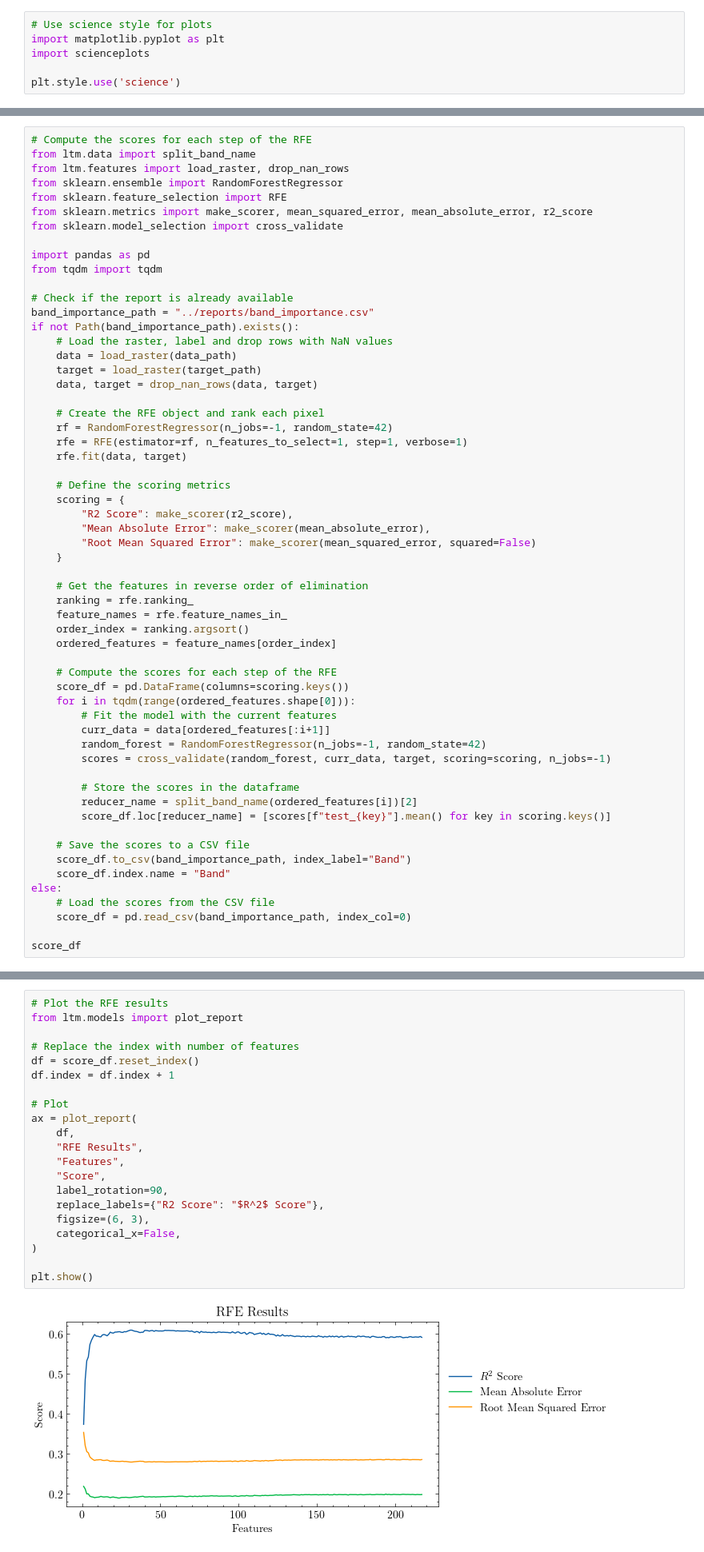
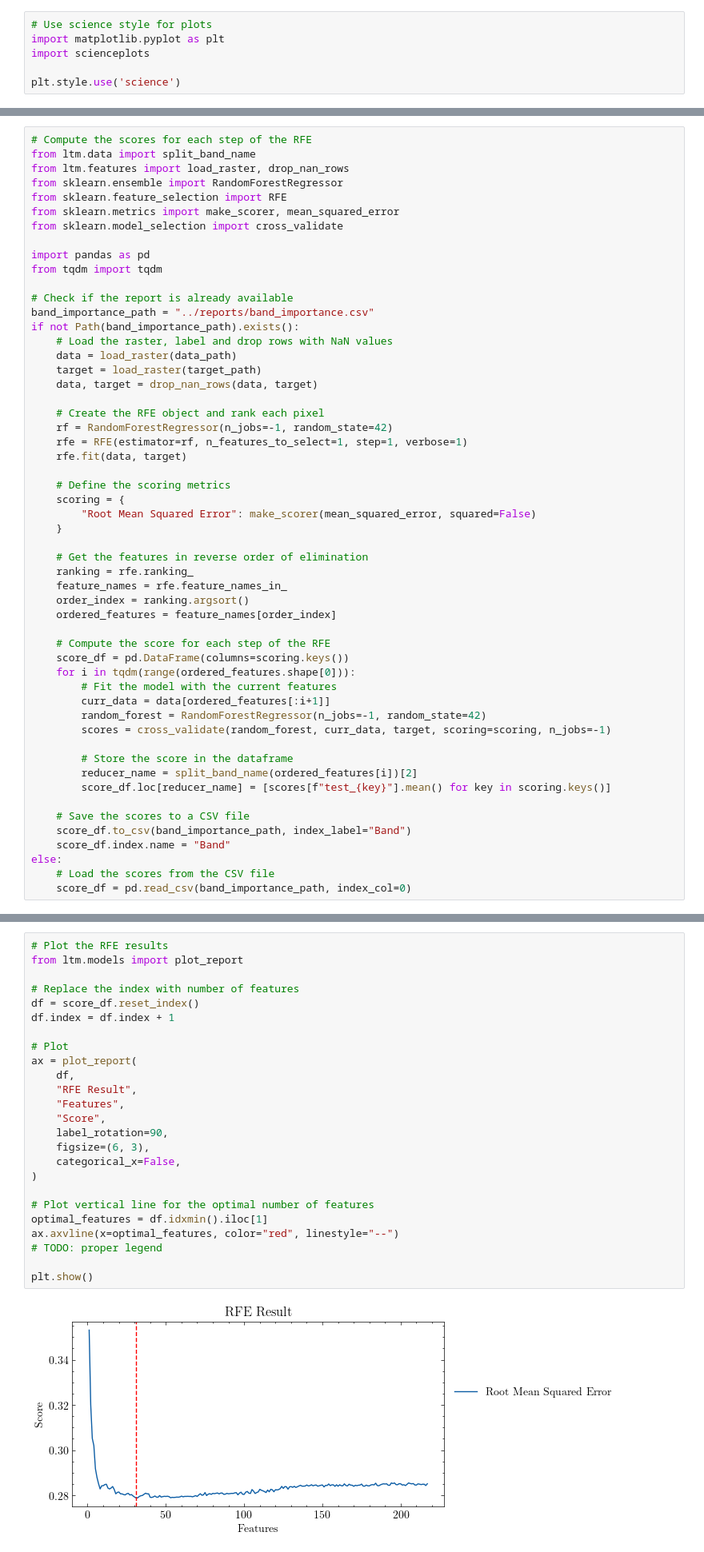
Before and after one commit to Lumcoin/leaf-type-mixture, a Jupyter notebook: notebooks/1-ph-band-importance.ipynb, the cells around one changed output, grey strips where cells are left out. Shown at 80% size. Cells and saved outputs as stored; diff of their text form.

```diff
--- a/notebooks/1-ph-band-importance.ipynb
+++ b/notebooks/1-ph-band-importance.ipynb
@@ -118,7 +122,7 @@ from ltm.data import split_band_name
 from ltm.features import load_raster, drop_nan_rows
 from sklearn.ensemble import RandomForestRegressor
 from sklearn.feature_selection import RFE
-from sklearn.metrics import make_scorer, mean_squared_error, mean_absolute_error, r2_score
+from sklearn.metrics import make_scorer, mean_squared_error
 from sklearn.model_selection import cross_validate
 
 import pandas as pd
@@ -139,8 +143,6 @@ if not Path(band_importance_path).exists():
 
     # Define the scoring metrics
     scoring = {
-        "R2 Score": make_scorer(r2_score),
-        "Mean Absolute Error": make_scorer(mean_absolute_error),
         "Root Mean Squared Error": make_scorer(mean_squared_error, squared=False)
     }
 
@@ -150,7 +152,7 @@ if not Path(band_importance_path).exists():
     order_index = ranking.argsort()
     ordered_features = feature_names[order_index]
 
-    # Compute the scores for each step of the RFE
+    # Compute the score for each step of the RFE
     score_df = pd.DataFrame(columns=scoring.keys())
     for i in tqdm(range(ordered_features.shape[0])):
         # Fit the model with the current features
@@ -158,7 +160,7 @@ if not Path(band_importance_path).exists():
         random_forest = RandomForestRegressor(n_jobs=-1, random_state=42)
         scores = cross_validate(random_forest, curr_data, target, scoring=scoring, n_jobs=-1)
 
-        # Store the scores in the dataframe
+        # Store the score in the dataframe
         reducer_name = split_band_name(ordered_features[i])[2]
         score_df.loc[reducer_name] = [scores[f"test_{key}"].mean() for key in scoring.keys()]
 
@@ -168,5 +170,3 @@ if not Path(band_importance_path).exists():
 else:
     # Load the scores from the CSV file
     score_df = pd.read_csv(band_importance_path, index_col=0)
-
-score_df
@@ -188,26 +173,30 @@ score_df
 # %%
 # Plot the RFE results
 from ltm.models import plot_report
 
 # Replace the index with number of features
 df = score_df.reset_index()
 df.index = df.index + 1
 
 # Plot
 ax = plot_report(
     df,
-    "RFE Results",
+    "RFE Result",
     "Features",
     "Score",
     label_rotation=90,
-    replace_labels={"R2 Score": "$R^2$ Score"},
     figsize=(6, 3),
     categorical_x=False,
 )
 
+# Plot vertical line for the optimal number of features
+optimal_features = df.idxmin().iloc[1]
+ax.axvline(x=optimal_features, color="red", linestyle="--")
+# TODO: proper legend
+
 plt.show()
 # %% [output]
-[figure, old version]
+[figure, new version]
 # %%
 # List all bands up to the last band with an optimal score
 from ltm.models import bands_from_importance
```
Also changed, not shown: parts of 5 cells of this notebook, 5 other files.
